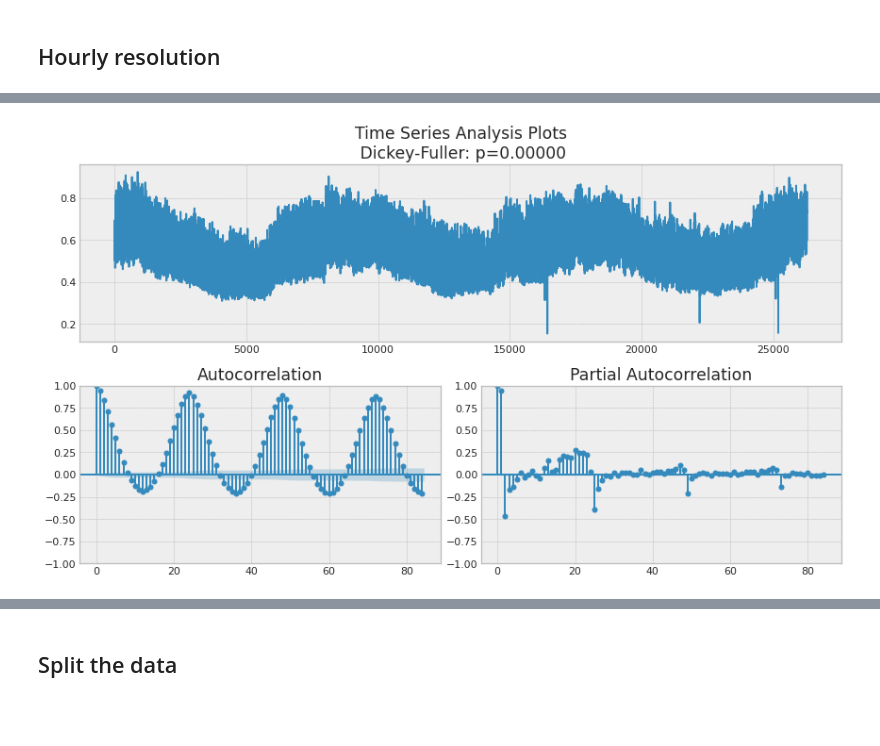
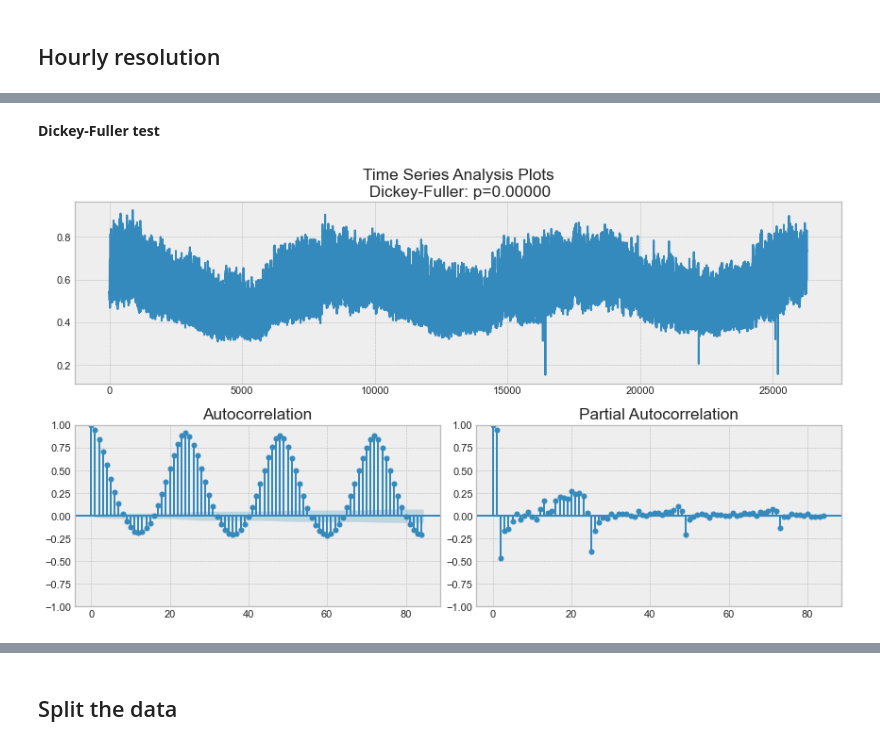
Before and after one commit to A-R-Yazdi/Remote-communities-, a Jupyter notebook: notebooks/Data_Preprocessing_LingJun_Colab.ipynb, the cells around one changed output, grey strips where cells are left out. Drawn from its saved outputs; the diff is of its cells as text; code cells hidden in the pictures; blank space fills up the shorter version.

```diff
--- a/notebooks/Data_Preprocessing_LingJun_Colab.ipynb
+++ b/notebooks/Data_Preprocessing_LingJun_Colab.ipynb
@@ -287,5 +157,2 @@ df1.sample(2)
 # %% [markdown]
 ## Check duplicated and fill missing values
-# %%
-Preprocessing.load_dframes()
-Preprocessing.show_shape()
@@ -302,0 +159,5 @@ Preprocessing.show_shape()
+# %%
+list_of_orig_dfs = Preprocessing.load_dframes(
+    df_name="df", df_enum_range=range(1, 10), data_root=data_root
+)
+Preprocessing.show_shape(list_of_orig_dfs)
@@ -389,7 +278,9 @@ __This block only needs to run once!__
 # %% [markdown]
 __======================================================__
 # %%
-Preprocessing.load_dframes(df_name='df', prop="_filled")
-Preprocessing.show_shape(df_name='df', prop="_filled")
+list_of_filled_dfs = Preprocessing.load_dframes(
+    df_name="df", prop="_filled", df_enum_range=range(1, 10), data_root=data_root
+)
+Preprocessing.show_shape(list_of_filled_dfs)
 # %% [output]
 |  | num_of_rows | num_of_cols |
@@ -427,5 +327,2 @@ for i in range(1,10):
 # %% [markdown]
 ## Replace outliers
-# %%
-Preprocessing.load_dframes(df_name='df', prop="_filled")
-Preprocessing.show_shape(df_name='df', prop="_filled")
@@ -560,4 +486,6 @@ def tsplot(y, lags=None, figsize=(12, 7)):
+# %% [markdown]
+__Dickey-Fuller test__
 # %%
-tsplot(df9.kw_cap, lags=24*7*0.5)
+Preprocessing.tsplot(df9.kw_cap, lags=24 * 7 * 0.5)
 # %% [output]
-[figure, old version]
+[figure, new version]
```
Also changed, not shown: parts of 54 cells of this notebook, 9 other files.
